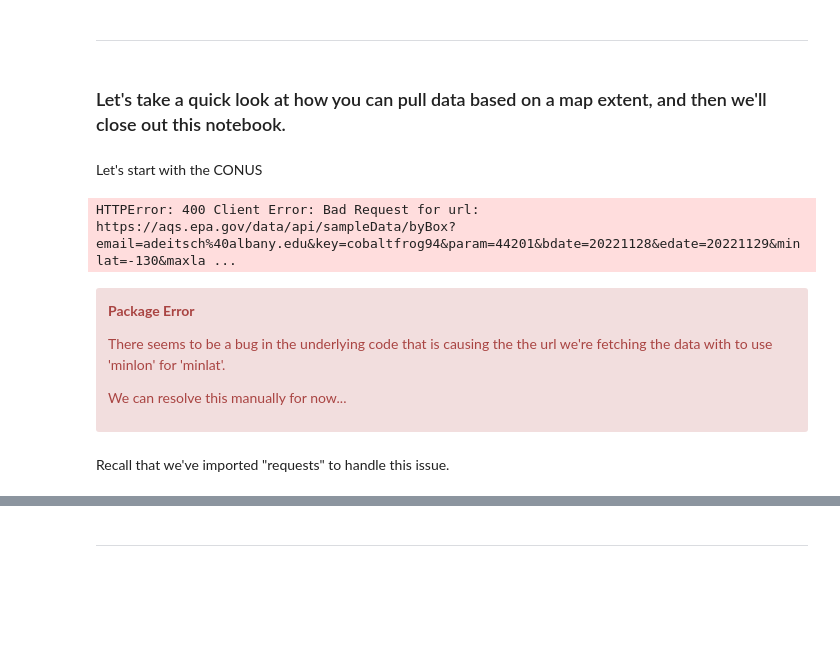
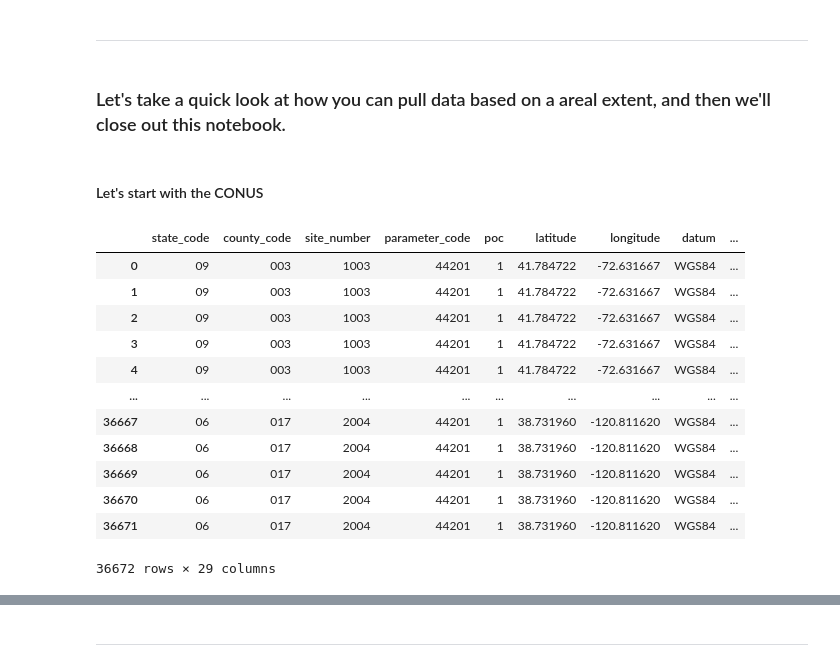
Before and after one commit to DAES433533/donder-cookbook, a Jupyter notebook: notebooks/AQS Data Foundations.ipynb, the cells around one changed output, grey strips where cells are left out. Cells and saved outputs as stored; diff of their text form; code cells hidden in the pictures; blank space fills up the shorter version.

Commit message:
New Commit from EPA fixes `aqs.bybox()` issues. Workaround has been removed from the notebook.

```diff
--- a/notebooks/AQS Data Foundations.ipynb
+++ b/notebooks/AQS Data Foundations.ipynb
@@ -553,25 +551,30 @@ plt.show()
 # %% [markdown]
 ---
 # %% [markdown]
-### Let's take a quick look at how you can pull data based on a map extent, and then we'll close out this notebook.
+### Let's take a quick look at how you can pull data based on a areal extent, and then we'll close out this notebook.
 # %% [markdown]
-Let's start with the CONUS
+#### Let's start with the CONUS
 # %%
 lonW = '-130'
 lonE = '-62'
 latS = '20'
 latN = '55'
 # %%
-print(aqs.bybox.sampledata(parameter= O3, bdate = date(year=year-1, month=month, day = day-1),
+CONUS = aqs.bybox.sampledata(parameter= O3, bdate = date(year=year-1, month=month, day = day-1),
                            edate = date(year=year-1, month=month, day = day),
-                           minlat = latS, maxlat = latN, minlon = lonW, maxlon = lonE))
+                           minlat = latS, maxlat = latN, minlon = lonW, maxlon = lonE)
+CONUS
 # %% [output]
+|  | state_code | county_code | site_number | parameter_code | poc | latitude | longitude | datum | ... |
+| 0 | 09 | 003 | 1003 | 44201 | 1 | 41.784722 | -72.631667 | WGS84 | ... |
+| 1 | 09 | 003 | 1003 | 44201 | 1 | 41.784722 | -72.631667 | WGS84 | ... |
+| 2 | 09 | 003 | 1003 | 44201 | 1 | 41.784722 | -72.631667 | WGS84 | ... |
+| 3 | 09 | 003 | 1003 | 44201 | 1 | 41.784722 | -72.631667 | WGS84 | ... |
+| 4 | 09 | 003 | 1003 | 44201 | 1 | 41.784722 | -72.631667 | WGS84 | ... |
+| ... | ... | ... | ... | ... | ... | ... | ... | ... | ... |
+| 36667 | 06 | 017 | 2004 | 44201 | 1 | 38.731960 | -120.811620 | WGS84 | ... |
+| 36668 | 06 | 017 | 2004 | 44201 | 1 | 38.731960 | -120.811620 | WGS84 | ... |
+| 36669 | 06 | 017 | 2004 | 44201 | 1 | 38.731960 | -120.811620 | WGS84 | ... |
+| 36670 | 06 | 017 | 2004 | 44201 | 1 | 38.731960 | -120.811620 | WGS84 | ... |
+| 36671 | 06 | 017 | 2004 | 44201 | 1 | 38.731960 | -120.811620 | WGS84 | ... |
-HTTPError: 400 Client Error: Bad Request for url: https://aqs.epa.gov/data/api/sampleData/byBox?email=adeitsch%40albany.edu&key=cobaltfrog94&param=44201&bdate=20221128&edate=20221129&minlat=-130&maxla ...
+36672 rows × 29 columns
-# %% [markdown]
-<div class="admonition alert alert-danger">
-    <p class="admonition-title" style="font-weight:bold">Package Error</p>
-    There seems to be a bug in the underlying code that is causing the the url we're fetching the data with to use 'minlon' for 'minlat'.<p>
-    <p>We can resolve this manually for now...
-</div>
-# %% [markdown]
-Recall that we've imported "requests" to handle this issue.
```
Also changed, not shown: parts of 15 cells of this notebook.
